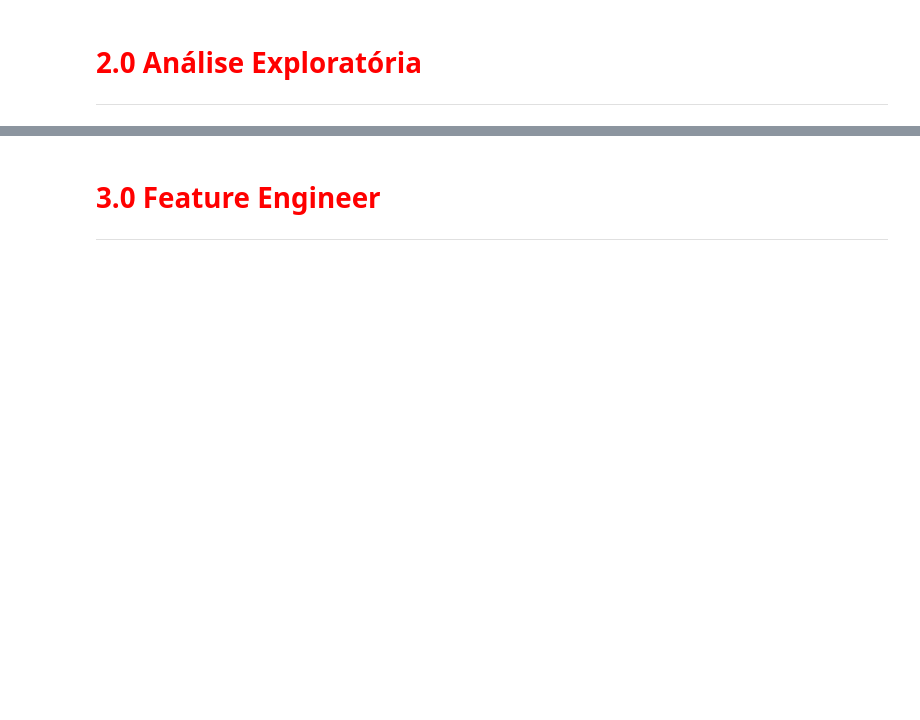
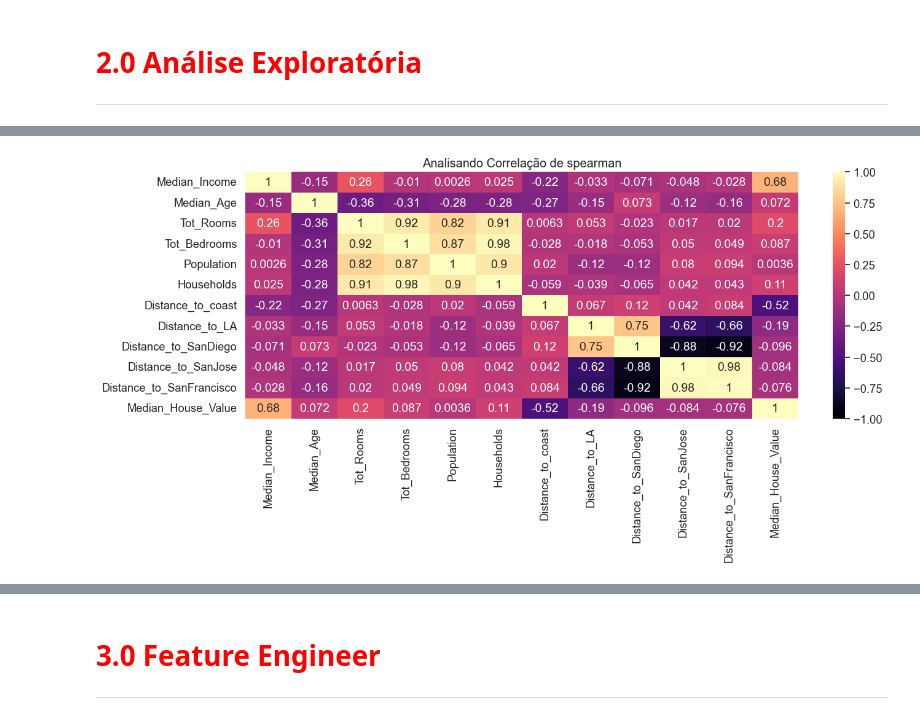
Before and after one commit to leonardovargas10/Modelo_Previsao_Preco_Imoveis, a Jupyter notebook: Modelo_Previsao_Preco_Imoveis.ipynb, the cells around one changed output, grey strips where cells are left out. Cells and saved outputs as stored; diff of their text form; code cells hidden in the pictures; blank space fills up the shorter version.

```diff
--- a/Modelo_Previsao_Preco_Imoveis.ipynb
+++ b/Modelo_Previsao_Preco_Imoveis.ipynb
@@ -71,7 +71,7 @@ from sklearn.metrics import mean_absolute_error, mean_squared_error, mean_absolu
 # Parâmetros de Otimização
 import warnings
 %matplotlib inline
-sns.set()
+sns.set(style="whitegrid", font_scale=1.2)
 plt.rcParams['font.family'] = 'Arial'
 plt.rcParams['font.size'] = '14'
 plt.rcParams['figure.figsize'] = [10, 5]
@@ -434,8 +434,8 @@ def plota_dispersao(df, titulo,  x, y, metodo):
 * Analisa Correlação
 # %%
 def analisa_correlacao(metodo, df):
-    plt.figure(figsize=(24, 12))
-    heatmap = sns.heatmap(df.corr(method=metodo), vmin=-1, vmax=1, cmap='magma')
+    plt.figure(figsize=(14, 7))
+    heatmap = sns.heatmap(df.corr(method=metodo), vmin=-1, vmax=1, cmap='magma', annot = True)
     heatmap.set_title(f"Analisando Correlação de {metodo}")
     plt.grid(False)
     plt.box(False)
@@ -972,0 +968,4 @@ df_train.describe(percentiles=[0.01, 0.05, 0.1, 0.25, 0.50, 0.75, 0.90, 0.99])
+# %%
+analisa_correlacao('spearman', df_train)
+# %% [output]
+[figure, added]
```
Also changed, not shown: parts of 13 cells of this notebook.
